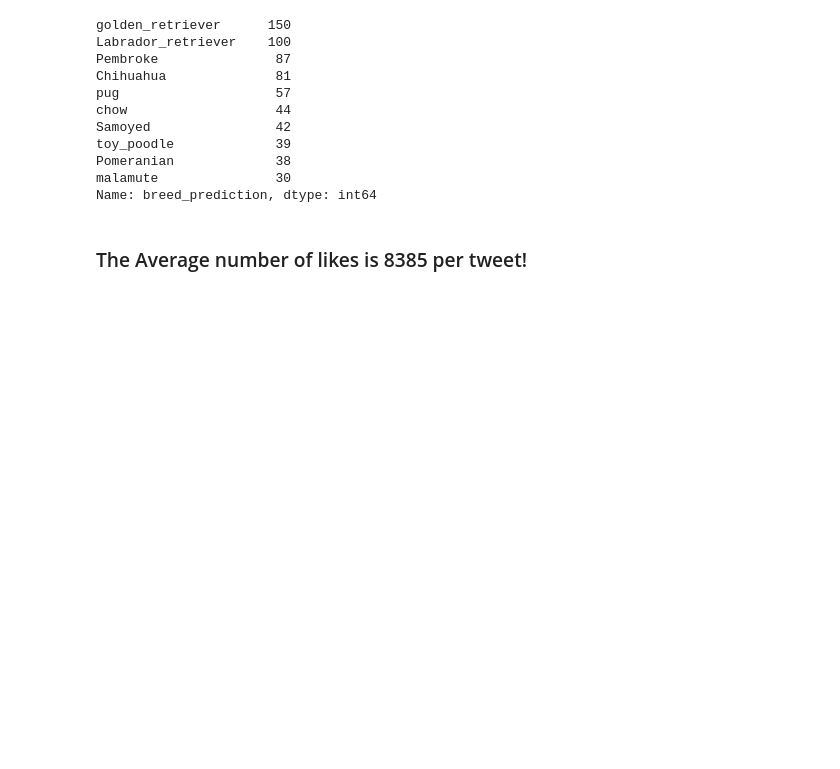
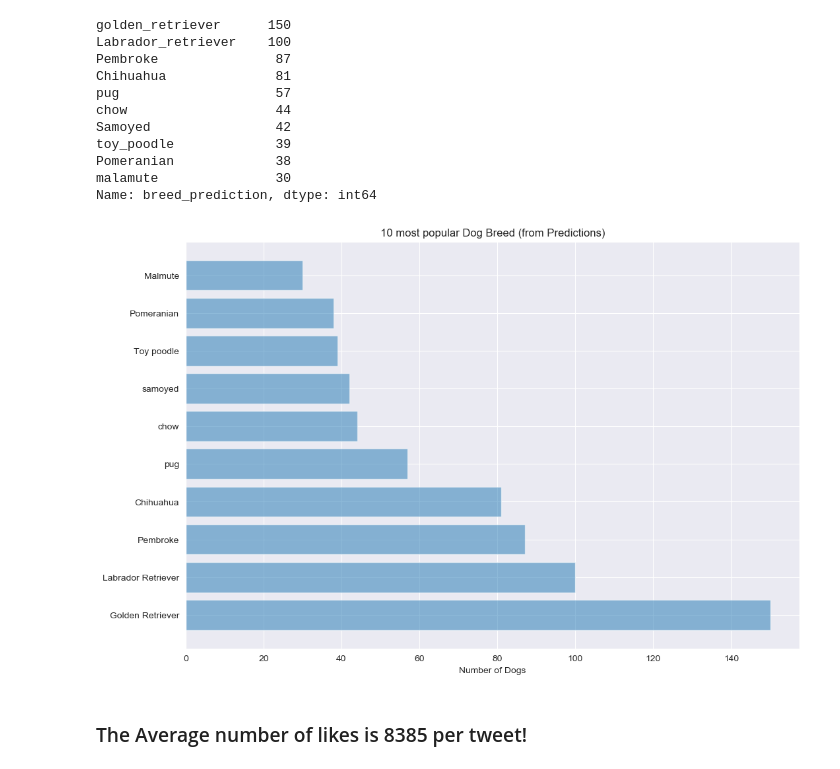
Before and after one commit to gwizamaryse/Data-Wrangling-with-Python, a Jupyter notebook: wrangle_act.ipynb, the cells around one changed output. Saved outputs shown, nothing was run; the diff lists cells and outputs as text; code cells hidden in the pictures; blank space fills up the shorter version.

Commit message:
Visualization, act_report completed

```diff
--- a/wrangle_act.ipynb
+++ b/wrangle_act.ipynb
@@ -627,6 +633,18 @@ toy_poodle             39
 Pomeranian             38
 malamute               30
 Name: breed_prediction, dtype: int64
+# %%
+breed_type = ('Golden Retriever', 'Labrador Retriever', 'Pembroke', 'Chihuahua', 'pug', 'chow', 'samoyed', 'Toy poodle', 'Pomeranian', 'Malmute')
+breed_count = [150, 100, 87, 81, 57, 44, 42, 39, 38,30]
+
+fig,ax = plt.subplots(figsize = (12,8))
+ax.barh(breed_type, breed_count, alpha=0.5)
+plt.yticks(breed_type)
+plt.xlabel('Number of Dogs')
+plt.title('10 most popular Dog Breed (from Predictions)')
+plt.show()
+# %% [output]
+[figure, added]
 # %% [markdown]
 ### The Average number of likes is 8385 per tweet!
 # %%
```
Also changed, not shown: parts of 10 cells of this notebook, 3 other files.
